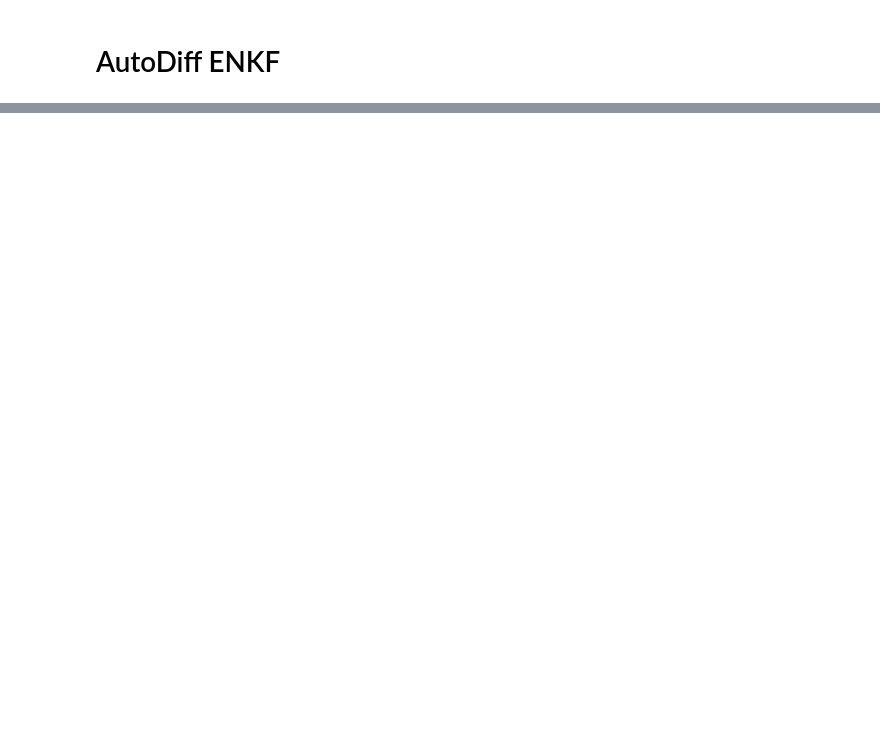
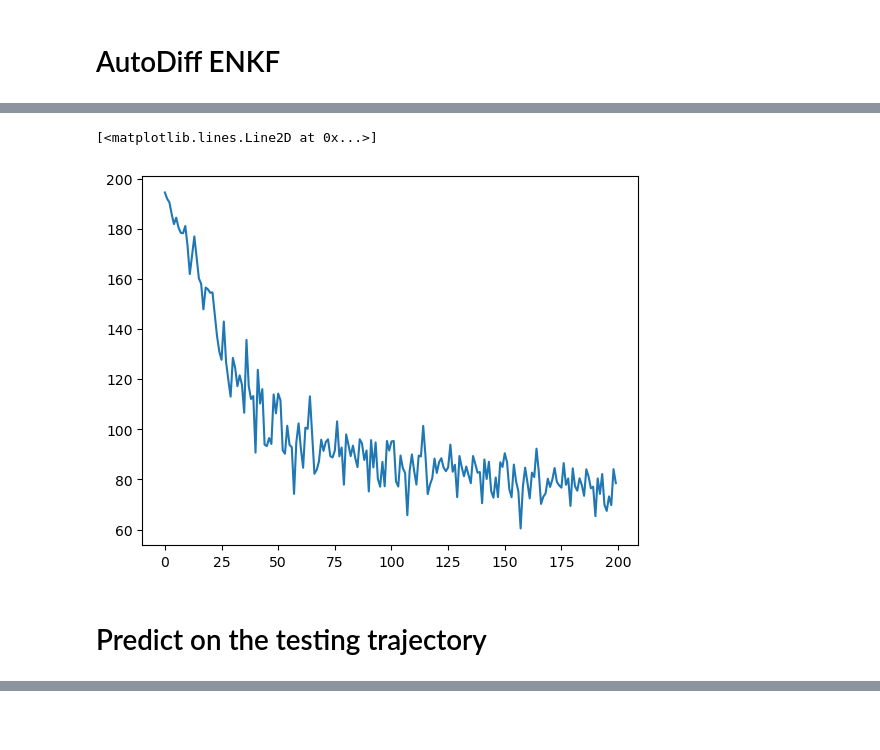
Before and after one commit to ritviksteegavarapu/ACM-270-Project, a Jupyter notebook: Auto-Diff ENKF/Auto-Diff_ENKF.ipynb, the cells around one changed output, grey strips where cells are left out. Saved outputs shown, nothing was run; the diff lists cells and outputs as text; code cells hidden in the pictures; blank space fills up the shorter version.

```diff
--- a/Auto-Diff ENKF/Auto-Diff_ENKF.ipynb
+++ b/Auto-Diff ENKF/Auto-Diff_ENKF.ipynb
@@ -63,0 +143,2 @@ plt.show()
+# %%
+noise_scale = 0.1
@@ -64,2 +176,9 @@ plt.show()
 # %% [markdown]
 # AutoDiff ENKF
+# %%
+train_length = 100
+n_seq = X_train.shape[0] // train_length
+print(n_seq)
+
+number_of_epochs = 4
+loss_hist = []
@@ -65,0 +187,22 @@ plt.show()
+# %%
+model = NeuralNetwork()
+# Initialize the optimizer to be adam
+optimizer = torch.optim.AdamW(model.parameters(), lr=1e-3, weight_decay=1e-2)
+# %%
+for epoch in range(number_of_epochs):
+    for i in range(n_seq):
+
+        # Extract a sub-sequence
+        X_seq = X_train[i*train_length: (i+1)*train_length]
+        # Define the initial condition
+        particles = X_seq[0] + model_noise * torch.normal(mean=0, std=1.0, size = (N_particles, K))
+        # Define the observations
+        y_seq = X_seq[1:]
+
+
+        optimizer.zero_grad()
+        loss = -estimate_log_likelihood(model, particles, y_seq, dt, noise_scale, model_noise)
+        loss.backward()
+        optimizer.step()
+        loss_hist.append(loss.item())
+        print(f"Epoch {epoch}, Iteration {i}, Loss {loss.item()}")
@@ -65,0 +227,7 @@ plt.show()
+# %%
+plt.plot(loss_hist)
+# %% [output]
+[<matplotlib.lines.Line2D at 0x...>]
+[figure, added]
+# %% [markdown]
+# Predict on the testing trajectory
```
Also changed, not shown: parts of 26 cells of this notebook, 17 other files.
